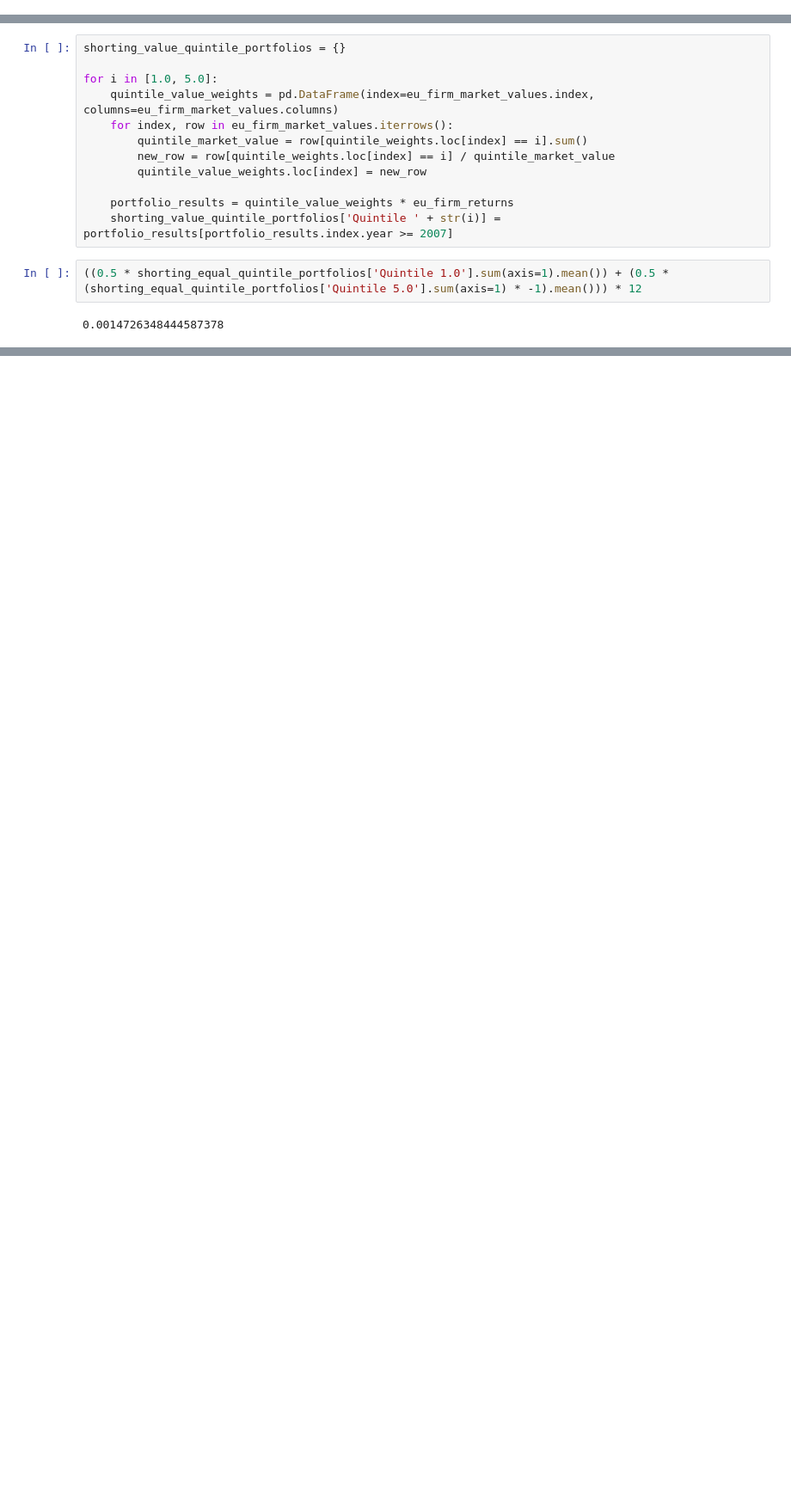
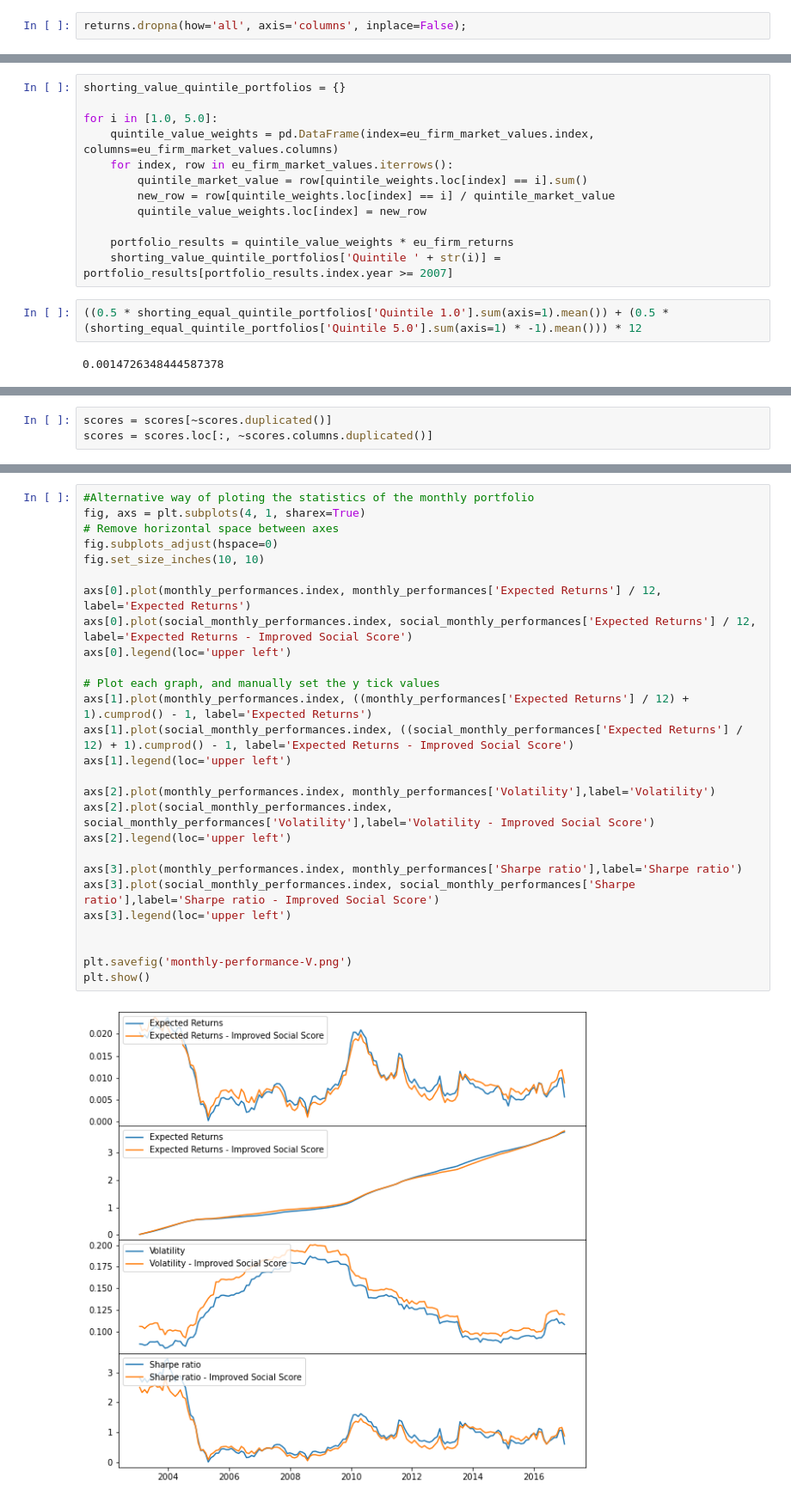
Before and after one commit to 0xMarmelade/FIN-429-Sustainable-finance, a Jupyter notebook: Homework 2/questions_4_5.ipynb, the cells around one changed output, grey strips where cells are left out. Shown at 86% size. Saved outputs shown, nothing was run; the diff lists cells and outputs as text; blank space fills up the shorter version.

```diff
--- a/Homework 2/questions_4_5.ipynb
+++ b/Homework 2/questions_4_5.ipynb
@@ -93,3 +72,5 @@ Index(['GB00BMHTPY25', 'GB00B0744B38', 'CH0256424794', 'HU0000153937',
+# %%
+returns.dropna(how='all', axis='columns', inplace=False);
 # %%
 def portfolio_stats(weighted_returns: DataFrame, name: str) -> DataFrame:
 
@@ -262,0 +287,3 @@ value_quintile_portfolios
+# %%
+scores = scores[~scores.duplicated()]
+scores = scores.loc[:, ~scores.columns.duplicated()]
@@ -262,0 +326,29 @@ value_quintile_portfolios
+# %%
+#Alternative way of ploting the statistics of the monthly portfolio
+fig, axs = plt.subplots(4, 1, sharex=True)
+# Remove horizontal space between axes
+fig.subplots_adjust(hspace=0)
+fig.set_size_inches(10, 10)
+
+axs[0].plot(monthly_performances.index, monthly_performances['Expected Returns'] / 12, label='Expected Returns')
+axs[0].plot(social_monthly_performances.index, social_monthly_performances['Expected Returns'] / 12, label='Expected Returns - Improved Social Score')
+axs[0].legend(loc='upper left')
+
+# Plot each graph, and manually set the y tick values
+axs[1].plot(monthly_performances.index, ((monthly_performances['Expected Returns'] / 12) + 1).cumprod() - 1, label='Expected Returns')
+axs[1].plot(social_monthly_performances.index, ((social_monthly_performances['Expected Returns'] / 12) + 1).cumprod() - 1, label='Expected Returns - Improved Social Score')
+axs[1].legend(loc='upper left')
+
+axs[2].plot(monthly_performances.index, monthly_performances['Volatility'],label='Volatility')
+axs[2].plot(social_monthly_performances.index, social_monthly_performances['Volatility'],label='Volatility - Improved Social Score')
+axs[2].legend(loc='upper left')
+
+axs[3].plot(monthly_performances.index, monthly_performances['Sharpe ratio'],label='Sharpe ratio')
+axs[3].plot(social_monthly_performances.index, social_monthly_performances['Sharpe ratio'],label='Sharpe ratio - Improved Social Score')
+axs[3].legend(loc='upper left')
+
+
+plt.savefig('monthly-performance-V.png')
+plt.show()
+# %% [output]
+[figure, added]
```
Also changed, not shown: parts of 16 cells of this notebook.
